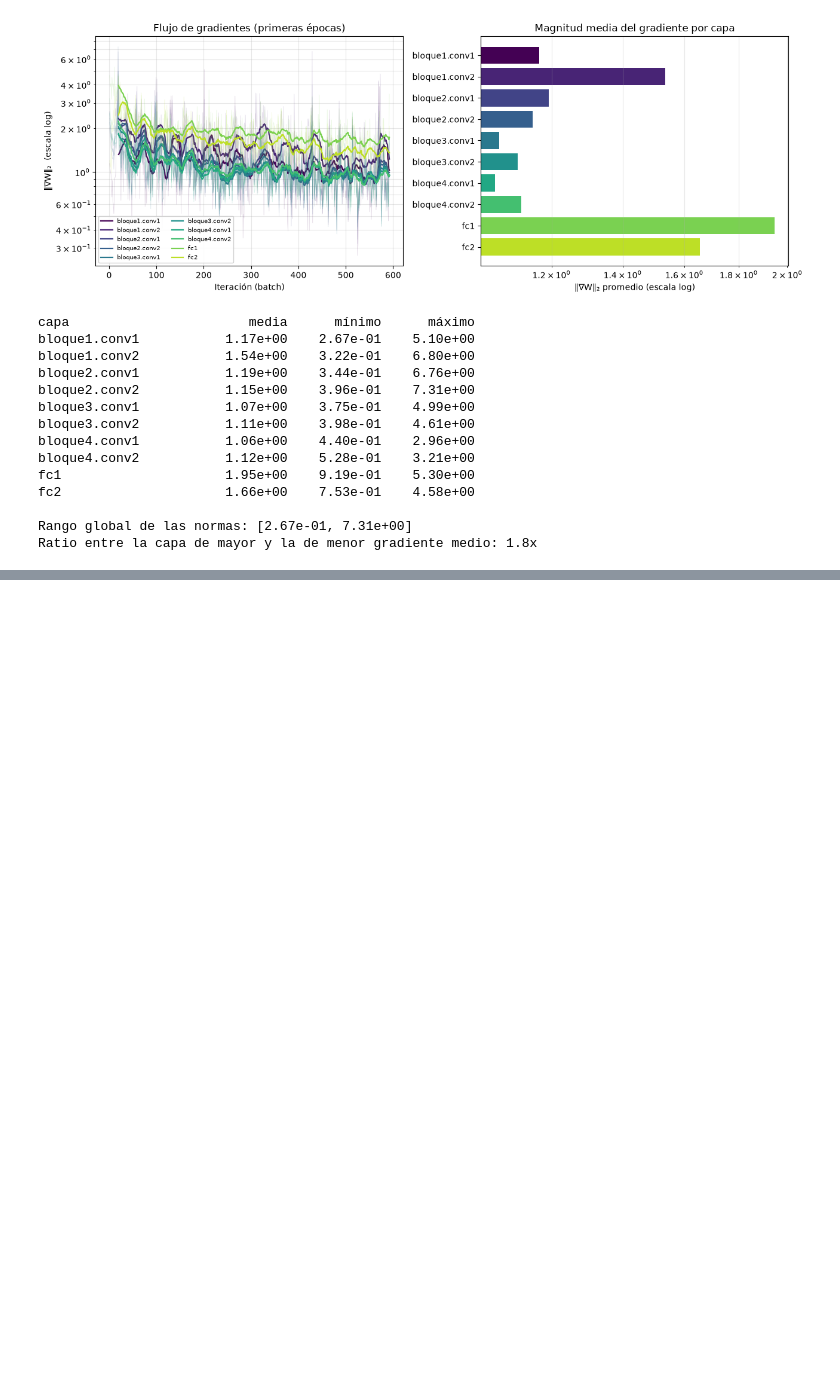
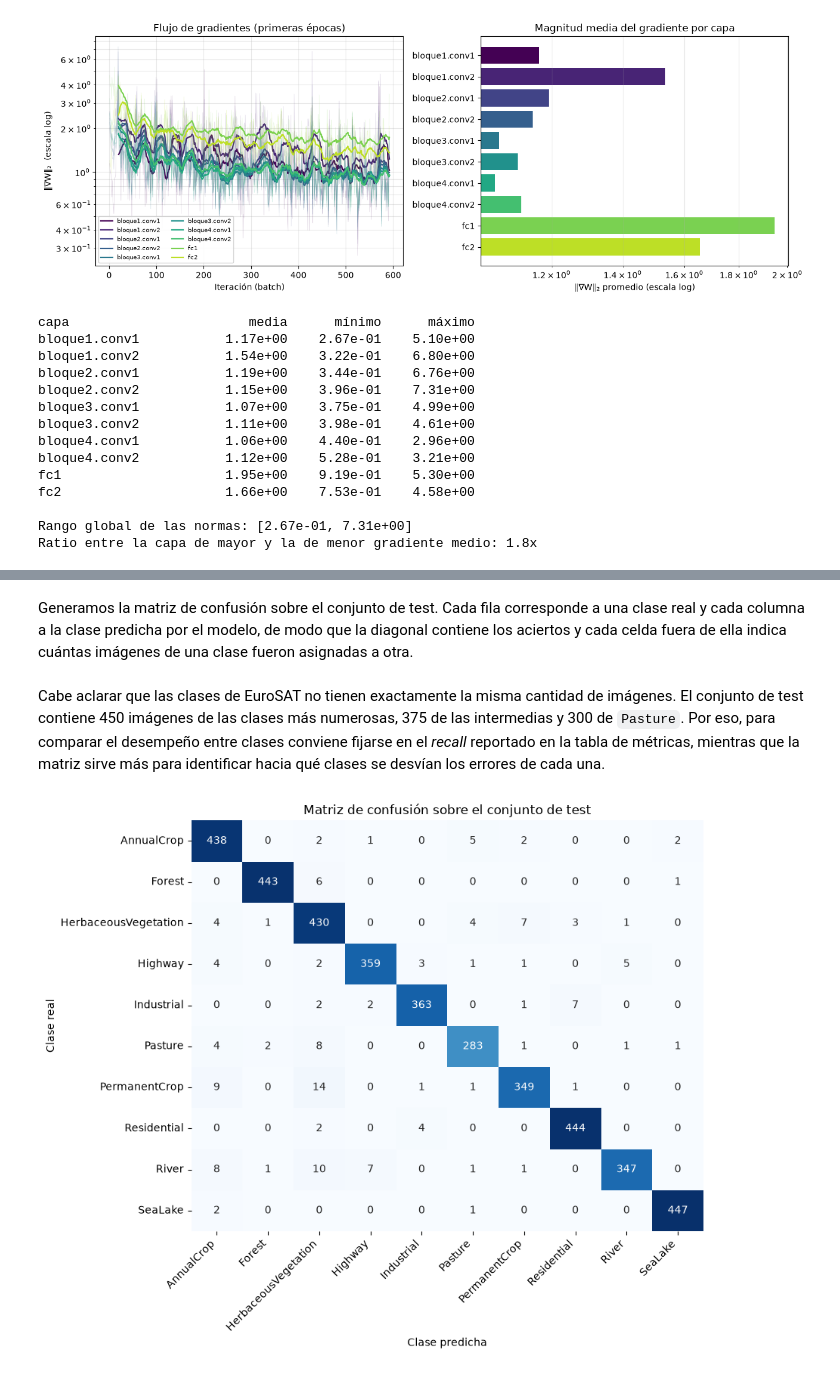
Before and after one commit to ArielAlzogarayFlores/TD-VI-TP3, a Jupyter notebook: arquitectura_custom.ipynb, the cells around one changed output, grey strips where cells are left out. Cells and saved outputs as stored; diff of their text form; code cells hidden in the pictures; blank space fills up the shorter version.

```diff
--- a/desarrollo.ipynb
+++ b/arquitectura_custom.ipynb
@@ -510,0 +517,4 @@ Ratio entre la capa de mayor y la de menor gradiente medio: 1.8x
+# %%
+modelo = CNNPropia(num_clases=num_clases).to(device)
+modelo.load_state_dict(torch.load("modelo_custom.pt", map_location=device))
+modelo.eval()
@@ -510,0 +543,19 @@ Ratio entre la capa de mayor y la de menor gradiente medio: 1.8x
+# %%
+@torch.no_grad()
+def evaluar_test(modelo, loader, device):
+    """Devuelve (features, y_true, y_pred, probabilidades) en una sola pasada."""
+    modelo.eval()
+    feats, y_true, y_pred, probs = [], [], [], []
+    for imgs, labels in loader:
+        imgs = imgs.to(device, non_blocking=True)
+        z = modelo.features(imgs)   # (Justo antes del clasificador
+        logits = modelo.fc2(z)      # En eval, dropout = identidad
+        feats.append(z.cpu())
+        probs.append(logits.softmax(1).cpu())
+        y_pred.append(logits.argmax(1).cpu())
+        y_true.append(labels)
+    return (torch.cat(feats).numpy(), torch.cat(y_true).numpy(),
+            torch.cat(y_pred).numpy(), torch.cat(probs).numpy())
+
+features_test, y_true, y_pred, probs_test = evaluar_test(modelo, test_loader, device)
+print("features:", features_test.shape)   # (4050, 256)
@@ -510,0 +610,23 @@ Ratio entre la capa de mayor y la de menor gradiente medio: 1.8x
+# %% [markdown]
+Generamos la matriz de confusión sobre el conjunto de test. Cada fila corresponde a una clase real y cada columna a la clase predicha por el modelo, de modo que la diagonal contiene los aciertos y cada celda fuera de ella indica cuántas imágenes de una clase fueron asignadas a otra.
+# %% [markdown]
+Cabe aclarar que las clases de EuroSAT no tienen exactamente la misma cantidad de imágenes. El conjunto de test contiene 450 imágenes de las clases más numerosas, 375 de las intermedias y 300 de `Pasture`. Por eso, para comparar el desempeño entre clases conviene fijarse en el *recall* reportado en la tabla de métricas, mientras que la matriz sirve más para identificar hacia qué clases se desvían los errores de cada una.
+# %%
+import seaborn as sns
+from sklearn.metrics import confusion_matrix
+
+cm = confusion_matrix(y_true, y_pred)
+
+fig, ax = plt.subplots(figsize=(9, 7.5))
+sns.heatmap(cm, annot=True, fmt="d", cmap="Blues", cbar=False,
+            xticklabels=clases, yticklabels=clases, ax=ax)
+ax.set_xlabel("Clase predicha")
+ax.set_ylabel("Clase real")
+ax.set_title("Matriz de confusión sobre el conjunto de test")
+ax.tick_params(axis="y", rotation=0)
+plt.setp(ax.get_xticklabels(), rotation=45, ha="right")
+
+plt.tight_layout()
+plt.show()
+# %% [output]
+[figure, added]
```
Also changed, not shown: parts of 18 cells of this notebook, 2 other files.
